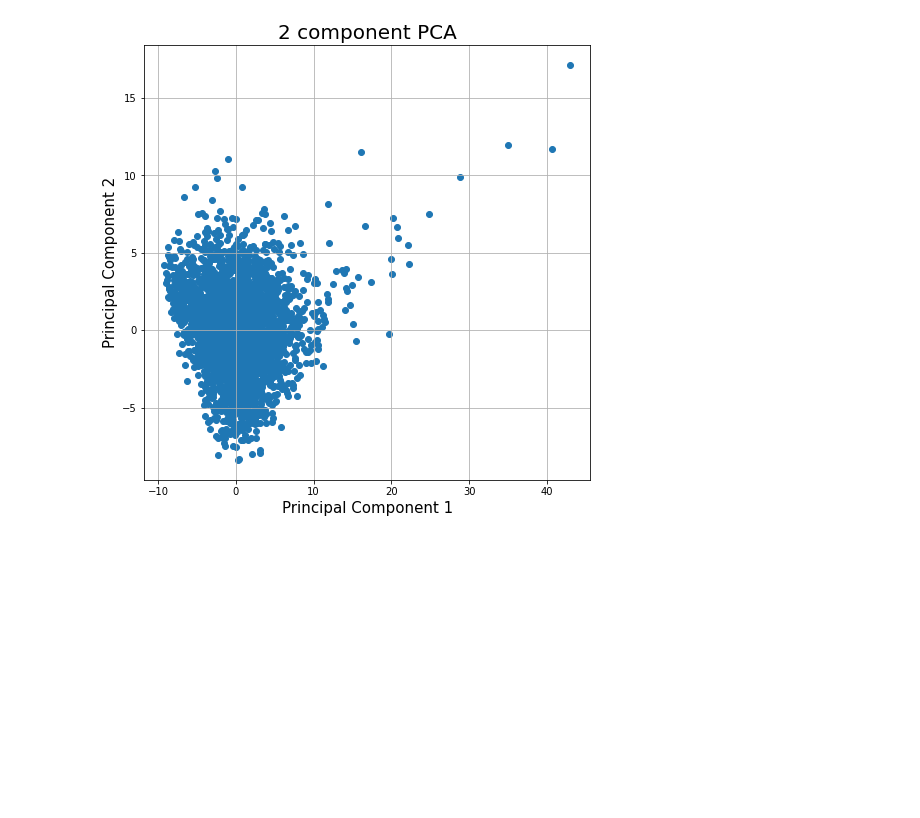
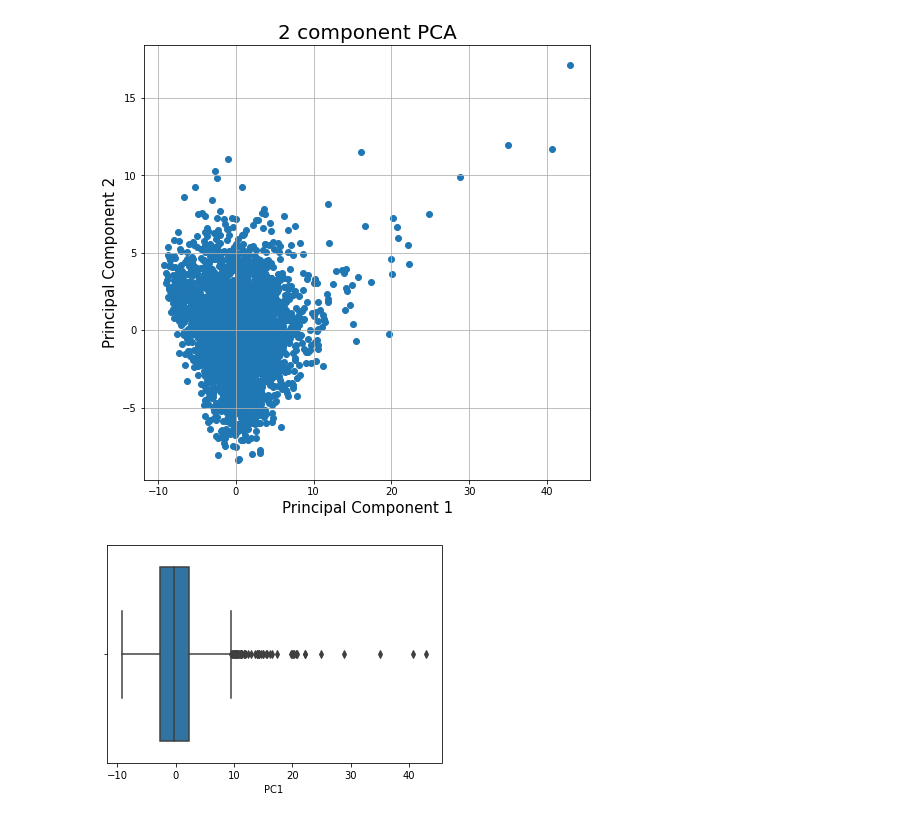
Before and after one commit to patternproject/sept-datadive-cdac, a Jupyter notebook: policyglot/Task1b-part_c.ipynb, the cells around one changed output. Saved outputs shown, nothing was run; the diff lists cells and outputs as text; code cells hidden in the pictures; blank space fills up the shorter version.

Commit message:
*  v3: Added box plot to view outliers in PCs

```diff
--- a/policyglot/Task1b-part_c.ipynb
+++ b/policyglot/Task1b-part_c.ipynb
@@ -622,3 +627,8 @@ ax.grid()
 [figure]
 # %%
 # Remove outliers from PC 1
+# %%
+# draw boxplot to see the spread
+ax = sns.boxplot(x=df_pc['PC1'])
+# %% [output]
+[figure, added]
```
Also changed, not shown: parts of 13 cells of this notebook.
